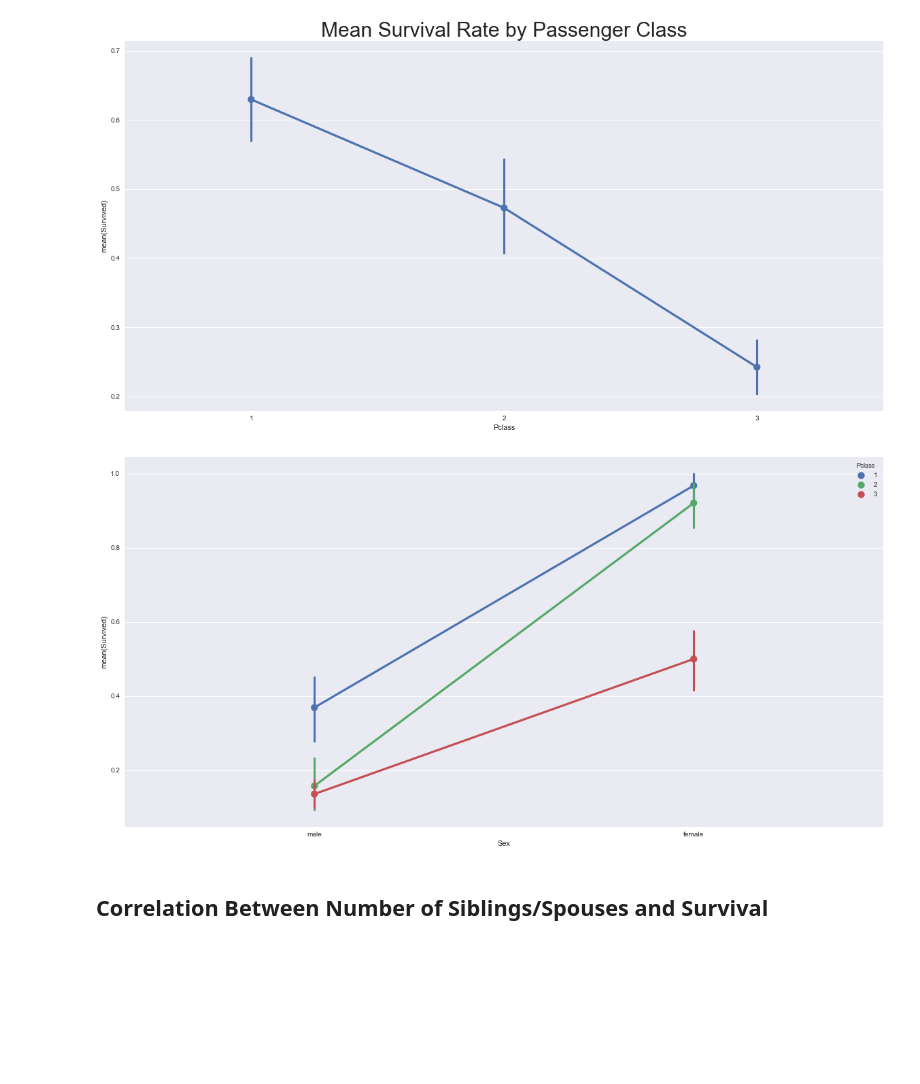
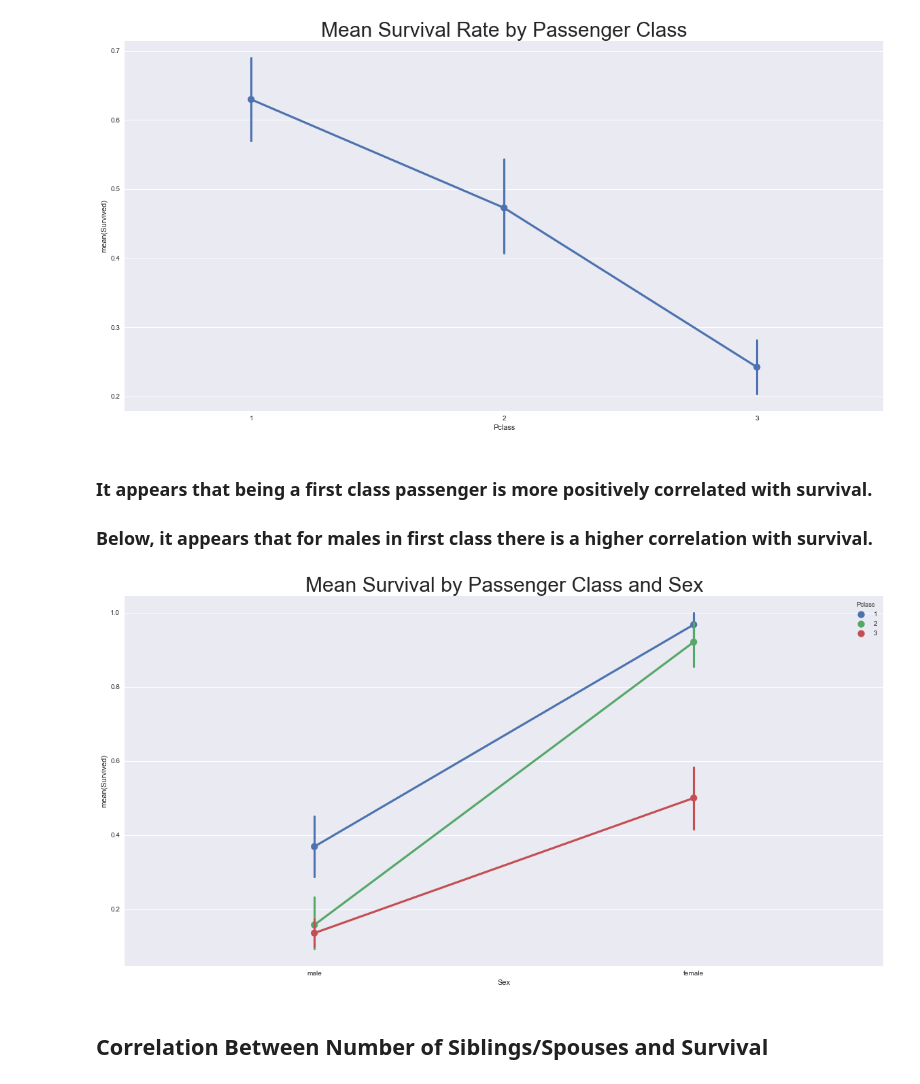
Before and after one commit to yaskyj/investigate-data-set, a Jupyter notebook: InvestigateTitanicData.ipynb, the cells around one changed output. Saved outputs shown, nothing was run; the diff lists cells and outputs as text; code cells hidden in the pictures; blank space fills up the shorter version.

```diff
--- a/InvestigateTitanicData.ipynb
+++ b/InvestigateTitanicData.ipynb
@@ -197,10 +198,14 @@ fig, ax = plt.subplots(figsize=(20, 10))
 sns.pointplot(x="Pclass", y="Survived", data=df).set_title("Mean Survival Rate by Passenger Class", fontsize=30);
 # %% [output]
 [figure]
+# %% [markdown]
+### It appears that being a first class passenger is more positively correlated with survival.
+
+### Below, it appears that for males in first class there is a higher correlation with survival.
 # %%
 fig, ax = plt.subplots(figsize=(20, 10))
-sns.pointplot(x="Sex", y="Survived", hue="Pclass", data=df);
+sns.pointplot(x="Sex", y="Survived", hue="Pclass", data=df).set_title("Mean Survival by Passenger Class and Sex", fontsize=30);
 # %% [output]
-[figure, old version]
+[figure, new version]
 # %% [markdown]
 ## Correlation Between Number of Siblings/Spouses and Survival
```
Also changed, not shown: parts of 10 cells of this notebook.
